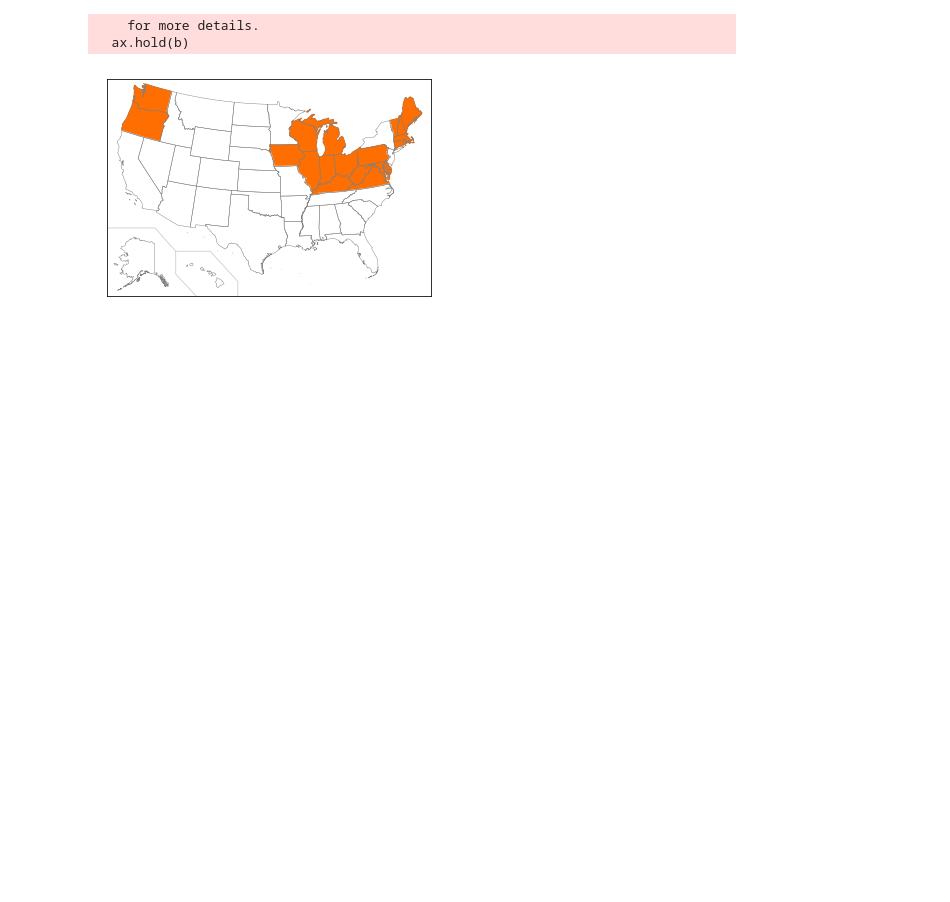
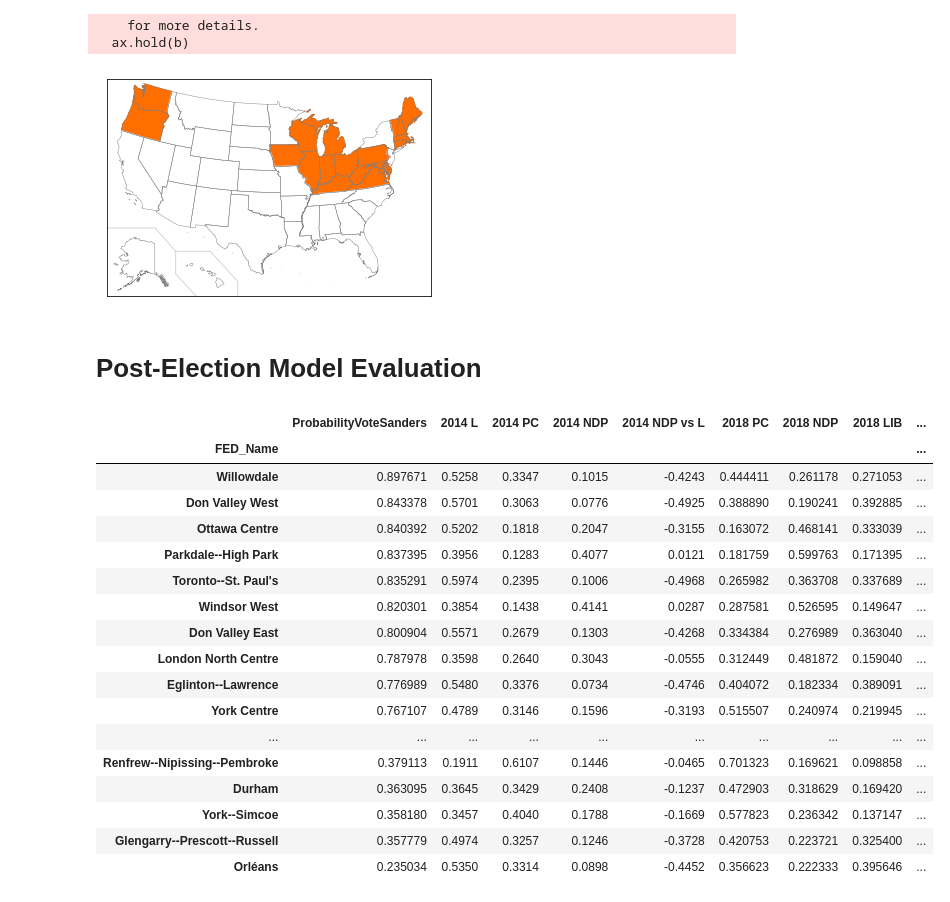
Before and after one commit to daveveitch/Projects, a Jupyter notebook: OntElection2018/Ont2018ElectionModel.ipynb, the cells around one changed output. Cells and saved outputs as stored; diff of their text form; code cells hidden in the pictures; blank space fills up the shorter version.

```diff
--- a/OntElection2018/Ont2018ElectionModel.ipynb
+++ b/OntElection2018/Ont2018ElectionModel.ipynb
@@ -656,3 +657,5 @@ plt.show()
     for more details.
   ax.hold(b)
 [figure]
+# %% [markdown]
+# Post-Election Model Evaluation
@@ -658,0 +668,27 @@ plt.show()
+# %%
+# Merge two dataframes together
+# Note that since a fair amount of ridings were new/redrawn for the 2018 election there
+# are fewer ridings here than the total number of ridings
+
+results_2014_2018 = pd.merge(df_predictions, results_2014_2018, left_index=True, right_index=True)
+results_2014_2018['Margin Change'] = (results_2014_2018['2018 NDP vs L'] - results_2014_2018['2014 NDP vs L'])
+results_2014_2018
+# %% [output]
+|  | ProbabilityVoteSanders | 2014 L | 2014 PC | 2014 NDP | 2014 NDP vs L | 2018 PC | 2018 NDP | 2018 LIB | ... |
+| FED_Name |  |  |  |  |  |  |  |  | ... |
+| Willowdale | 0.897671 | 0.5258 | 0.3347 | 0.1015 | -0.4243 | 0.444411 | 0.261178 | 0.271053 | ... |
+| Don Valley West | 0.843378 | 0.5701 | 0.3063 | 0.0776 | -0.4925 | 0.388890 | 0.190241 | 0.392885 | ... |
+| Ottawa Centre | 0.840392 | 0.5202 | 0.1818 | 0.2047 | -0.3155 | 0.163072 | 0.468141 | 0.333039 | ... |
+| Parkdale--High Park | 0.837395 | 0.3956 | 0.1283 | 0.4077 | 0.0121 | 0.181759 | 0.599763 | 0.171395 | ... |
+| Toronto--St. Paul's | 0.835291 | 0.5974 | 0.2395 | 0.1006 | -0.4968 | 0.265982 | 0.363708 | 0.337689 | ... |
+| Windsor West | 0.820301 | 0.3854 | 0.1438 | 0.4141 | 0.0287 | 0.287581 | 0.526595 | 0.149647 | ... |
+| Don Valley East | 0.800904 | 0.5571 | 0.2679 | 0.1303 | -0.4268 | 0.334384 | 0.276989 | 0.363040 | ... |
+| London North Centre | 0.787978 | 0.3598 | 0.2640 | 0.3043 | -0.0555 | 0.312449 | 0.481872 | 0.159040 | ... |
+| Eglinton--Lawrence | 0.776989 | 0.5480 | 0.3376 | 0.0734 | -0.4746 | 0.404072 | 0.182334 | 0.389091 | ... |
+| York Centre | 0.767107 | 0.4789 | 0.3146 | 0.1596 | -0.3193 | 0.515507 | 0.240974 | 0.219945 | ... |
+| ... | ... | ... | ... | ... | ... | ... | ... | ... | ... |
+| Renfrew--Nipissing--Pembroke | 0.379113 | 0.1911 | 0.6107 | 0.1446 | -0.0465 | 0.701323 | 0.169621 | 0.098858 | ... |
+| Durham | 0.363095 | 0.3645 | 0.3429 | 0.2408 | -0.1237 | 0.472903 | 0.318629 | 0.169420 | ... |
+| York--Simcoe | 0.358180 | 0.3457 | 0.4040 | 0.1788 | -0.1669 | 0.577823 | 0.236342 | 0.137147 | ... |
+| Glengarry--Prescott--Russell | 0.357779 | 0.4974 | 0.3257 | 0.1246 | -0.3728 | 0.420753 | 0.223721 | 0.325400 | ... |
+| Orléans | 0.235034 | 0.5350 | 0.3314 | 0.0898 | -0.4452 | 0.356623 | 0.222333 | 0.395646 | ... |
```
Also changed, not shown: parts of 5 cells of this notebook.
